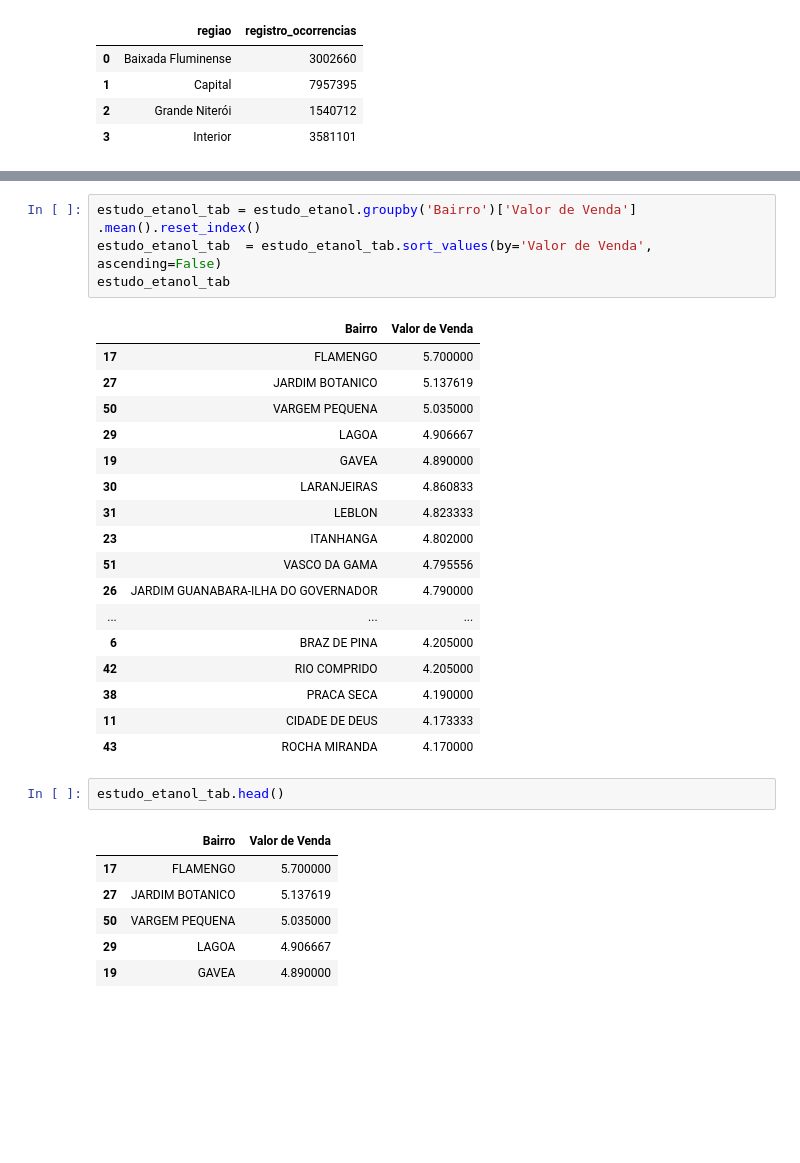
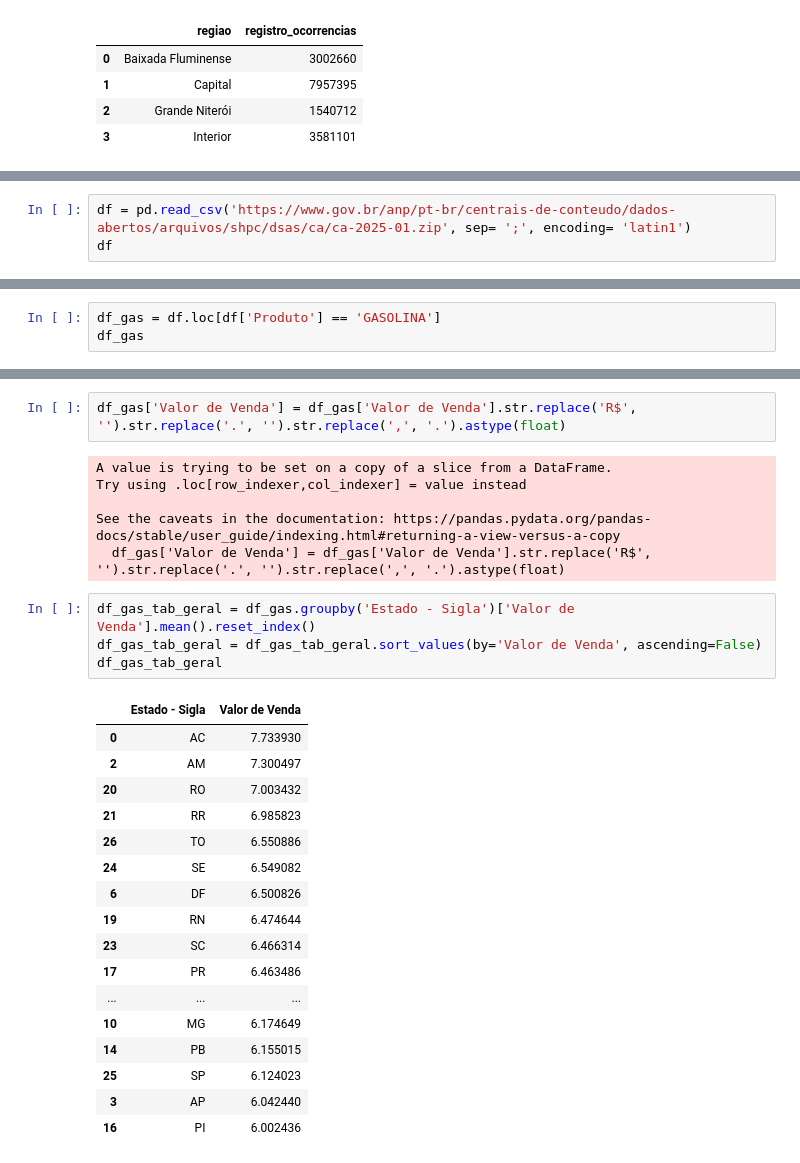
Before and after one commit to Samuelmcoimbra/Repo_senac, a Jupyter notebook: Bibliotecas.ipynb, the cells around one changed output, grey strips where cells are left out. Saved outputs shown, nothing was run; the diff lists cells and outputs as text; blank space fills up the shorter version.

```diff
--- a/Bibliotecas.ipynb
+++ b/Bibliotecas.ipynb
@@ -185,0 +159,3 @@ estudo
+# %%
+df = pd.read_csv('https://www.gov.br/anp/pt-br/centrais-de-conteudo/dados-abertos/arquivos/shpc/dsas/ca/ca-2025-01.zip', sep= ';', encoding= 'latin1')
+df
@@ -301,0 +284,3 @@ estudo_etanol
+# %%
+df_gas = df.loc[df['Produto'] == 'GASOLINA']
+df_gas
@@ -302,31 +301,30 @@ estudo_etanol
+# %%
+df_gas['Valor de Venda'] = df_gas['Valor de Venda'].str.replace('R$', '').str.replace('.', '').str.replace(',', '.').astype(float)
+# %% [output]
+A value is trying to be set on a copy of a slice from a DataFrame.
+Try using .loc[row_indexer,col_indexer] = value instead
+
+See the caveats in the documentation: https://pandas.pydata.org/pandas-docs/stable/user_guide/indexing.html#returning-a-view-versus-a-copy
+  df_gas['Valor de Venda'] = df_gas['Valor de Venda'].str.replace('R$', '').str.replace('.', '').str.replace(',', '.').astype(float)
 # %%
-estudo_etanol_tab = estudo_etanol.groupby('Bairro')['Valor de Venda'] .mean().reset_index()
-estudo_etanol_tab  = estudo_etanol_tab.sort_values(by='Valor de Venda', ascending=False)
-estudo_etanol_tab
+df_gas_tab_geral = df_gas.groupby('Estado - Sigla')['Valor de Venda'].mean().reset_index()
+df_gas_tab_geral = df_gas_tab_geral.sort_values(by='Valor de Venda', ascending=False)
+df_gas_tab_geral
 # %% [output]
-|  | Bairro | Valor de Venda |
-| 17 | FLAMENGO | 5.700000 |
-| 27 | JARDIM BOTANICO | 5.137619 |
-| 50 | VARGEM PEQUENA | 5.035000 |
-| 29 | LAGOA | 4.906667 |
-| 19 | GAVEA | 4.890000 |
-| 30 | LARANJEIRAS | 4.860833 |
-| 31 | LEBLON | 4.823333 |
-| 23 | ITANHANGA | 4.802000 |
-| 51 | VASCO DA GAMA | 4.795556 |
-| 26 | JARDIM GUANABARA-ILHA DO GOVERNADOR | 4.790000 |
+|  | Estado - Sigla | Valor de Venda |
+| 0 | AC | 7.733930 |
+| 2 | AM | 7.300497 |
+| 20 | RO | 7.003432 |
+| 21 | RR | 6.985823 |
+| 26 | TO | 6.550886 |
+| 24 | SE | 6.549082 |
+| 6 | DF | 6.500826 |
+| 19 | RN | 6.474644 |
+| 23 | SC | 6.466314 |
+| 17 | PR | 6.463486 |
 | ... | ... | ... |
-| 6 | BRAZ DE PINA | 4.205000 |
-| 42 | RIO COMPRIDO | 4.205000 |
-| 38 | PRACA SECA | 4.190000 |
-| 11 | CIDADE DE DEUS | 4.173333 |
-| 43 | ROCHA MIRANDA | 4.170000 |
+| 10 | MG | 6.174649 |
+| 14 | PB | 6.155015 |
+| 25 | SP | 6.124023 |
+| 3 | AP | 6.042440 |
+| 16 | PI | 6.002436 |
-# %%
-estudo_etanol_tab.head()
-# %% [output]
-|  | Bairro | Valor de Venda |
-| 17 | FLAMENGO | 5.700000 |
-| 27 | JARDIM BOTANICO | 5.137619 |
-| 50 | VARGEM PEQUENA | 5.035000 |
-| 29 | LAGOA | 4.906667 |
-| 19 | GAVEA | 4.890000 |
```
Also changed, not shown: parts of 26 cells of this notebook, 3 other files.
